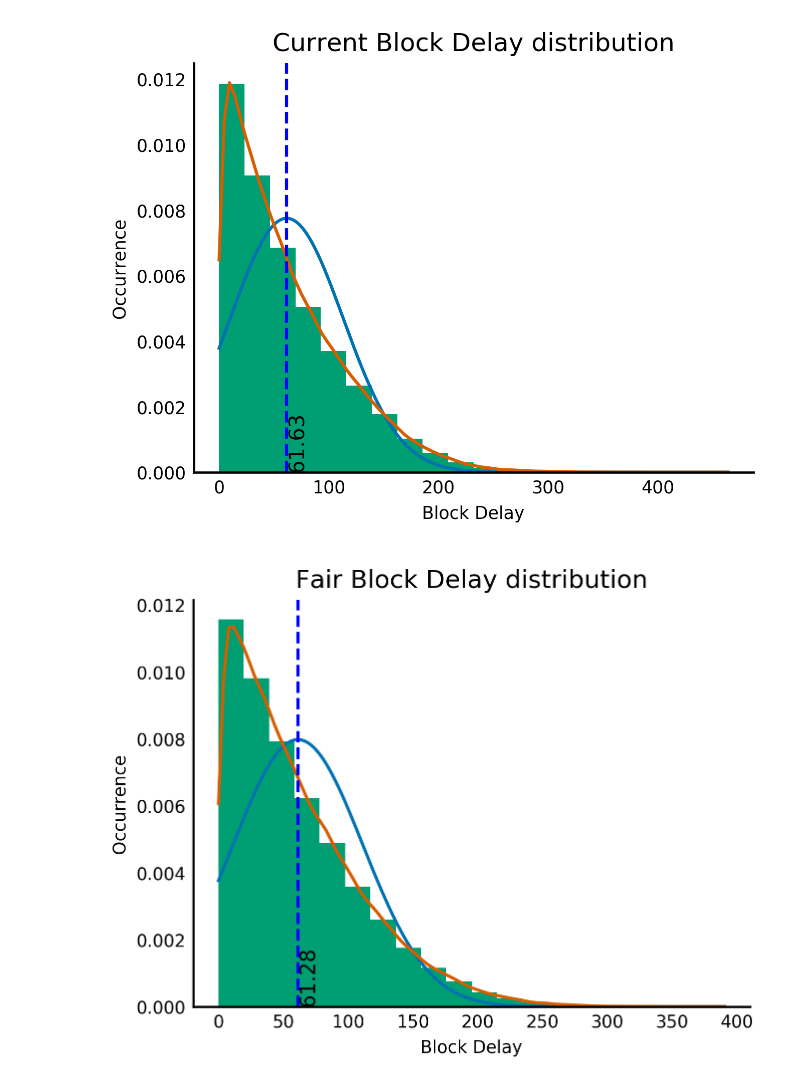
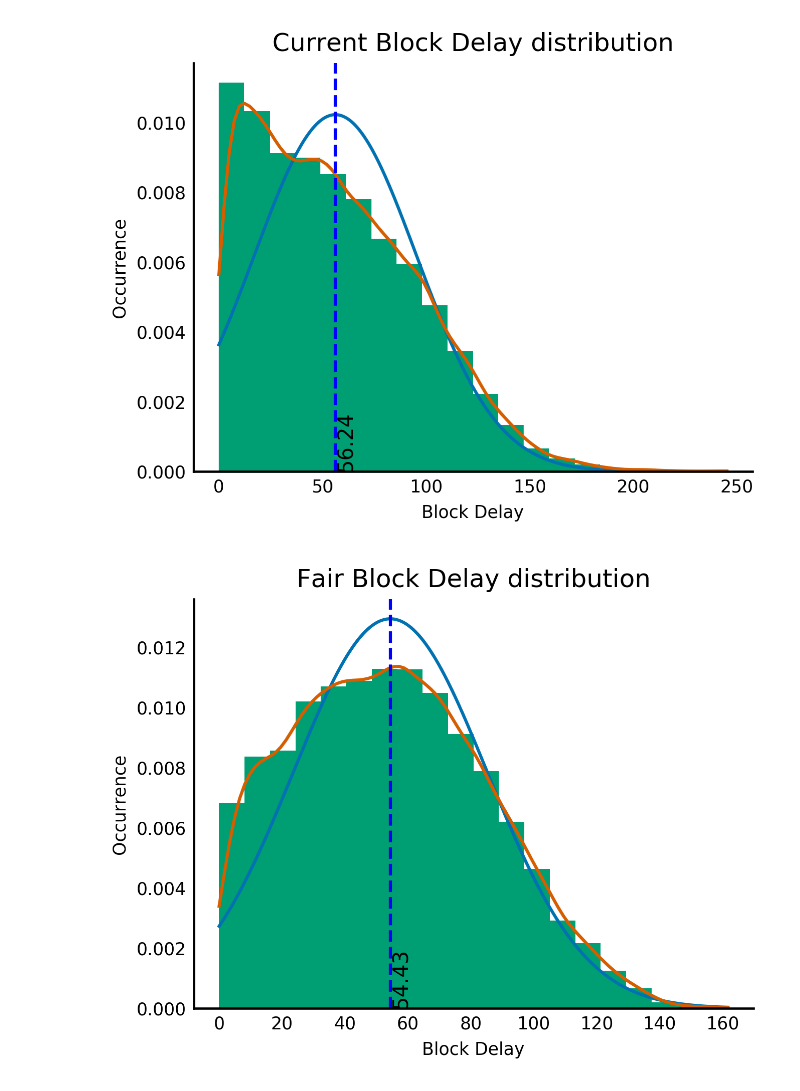
Before and after one commit to alexeykiselev/BlockGenerationModel, a Jupyter notebook: BlockGeneratorModel.ipynb, the cells around one changed output. Drawn from its saved outputs; the diff is of its cells as text; code cells hidden in the pictures.

```diff
--- a/BlockGeneratorModel.ipynb
+++ b/BlockGeneratorModel.ipynb
@@ -46,14 +46,6 @@ MIN_RATIO = 53
 GAMMA = 0.64
 
 
-def new_calc_base_target(previous_base_target, block_time_delta):
-    if block_time_delta > TARGET_BT * 1.1:
-        return norm_bt(round(previous_base_target * 1.01))
-    if block_time_delta < TARGET_BT * 0.9:
-        return norm_bt(round(previous_base_target * 0.99))
-    return previous_base_target
-
-
 def calculate_base_target(previous_base_target, block_time_delta):
     if block_time_delta > TARGET_BT:
         r = previous_base_target * min(block_time_delta, MAX_RATIO) / TARGET_BT
@@ -67,7 +59,6 @@ def calculate_base_target(previous_base_target, block_time_delta):
 def calc_bt(p_bt, h, block_time):
     if h % 2 == 0:
         return calculate_base_target(p_bt, block_time)
-        # return new_calc_base_target(p_bt, block_time)
     else:
         return p_bt
 
@@ -76,7 +67,7 @@ def new_next_block_time_delta(signature, base_target, balance):
     h = corrected_hit(signature)
     a = int(balance) * int(base_target)
     r = (h * CORRECTION) / a
-    return math.log2(1 + r) * 120
+    return 5+math.log2(1 + r) * 30
 
 
 def old_next_block_time_delta(signature, base_target, balance):
@@ -129,8 +120,9 @@ MAINNET_BALANCES = [19402700, 7609832, 4203575, 3895035, 2300584, 1918631, 14625
                     135217, 130062, 129384, 126807, 117530, 100004, 93621, 88687, 84233, 73057, 71522, 66847, 63899,
                     56793, 55948, 50000, 49319, 47447, 42024, 34943, 31506, 28360, 21209, 17533, 7227, 4397, 3005, 2767,
                     1614, 1500, 1284]
+FAIRNET_BALANCES = [10000000, 3000000, 1000000, 500000]
 
-BALANCES = MAINNET_BALANCES
+BALANCES = FAIRNET_BALANCES
 
 count = len(BALANCES)
 addresses = random_addresses(count)
@@ -150,8 +142,8 @@ new_block_time_delta = 0
 old_stack = np.array([0], dtype="float32")
 new_stack = np.array([0], dtype="float32")
 
-warm = np.arange(start=2, stop=1000)
-heights = np.arange(start=1001, stop=201000)
+warm = np.arange(start=2, stop=500)
+heights = np.arange(start=1001, stop=20500)
 old_all_base_targets = np.zeros(len(heights))
 old_all_block_time_deltas = np.zeros(len(heights))
 new_all_base_targets = np.zeros(len(heights))
@@ -311,2 +303,2 @@ plt.show()
-[figure, old version]
+[figure, new version]
-[figure, old version]
+[figure, new version]
```
Also changed, not shown: parts of 1 cell of this notebook, 1 other file.
